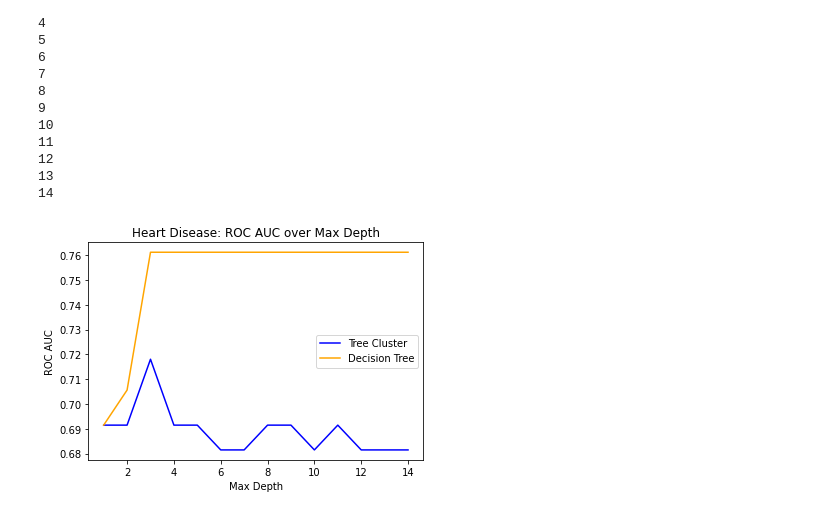
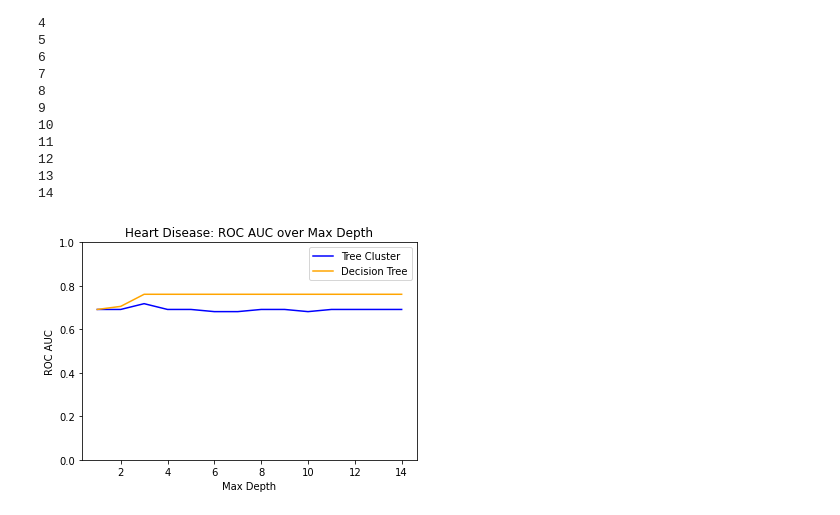
Before and after one commit to udellgroup/interpretable_clustering, a Jupyter notebook: Supervised Tree Comparison Tests.ipynb, the cells around one changed output. Drawn from its saved outputs; the diff is of its cells as text; code cells hidden in the pictures.

```diff
--- a/Supervised Tree Comparison Tests.ipynb
+++ b/Supervised Tree Comparison Tests.ipynb
@@ -129,7 +129,7 @@ def floyd_warshall(G):
     distance = list(map(lambda i: list(map(lambda j: j, i)), G))
 
     # Adding vertices individually
-    for k in range(nV):
+    for k in range(nV):t
         for i in range(nV):
             for j in range(nV):
                 distance[i][j] = min(distance[i][j], distance[i][k] + distance[k][j])
@@ -484,11 +486,12 @@ for i in range(1, 15):
 # %%
 x_lst = [1, 2, 3, 4, 5, 6, 7, 8, 9, 10, 11, 12, 13, 14]
 plt.plot(x_lst, auc_clust_h, color='blue', label="Tree Cluster")
 plt.plot(x_lst, auc_h, color='orange', label="Decision Tree")
 plt.xlabel("Max Depth")
 plt.ylabel("ROC AUC")
 plt.title("Heart Disease: ROC AUC over Max Depth")
 plt.legend()
+plt.ylim(0, 1)
 plt.show()
 # %% [output]
-[figure, old version]
+[figure, new version]
```
Also changed, not shown: parts of 3 cells of this notebook, 2 other files.
